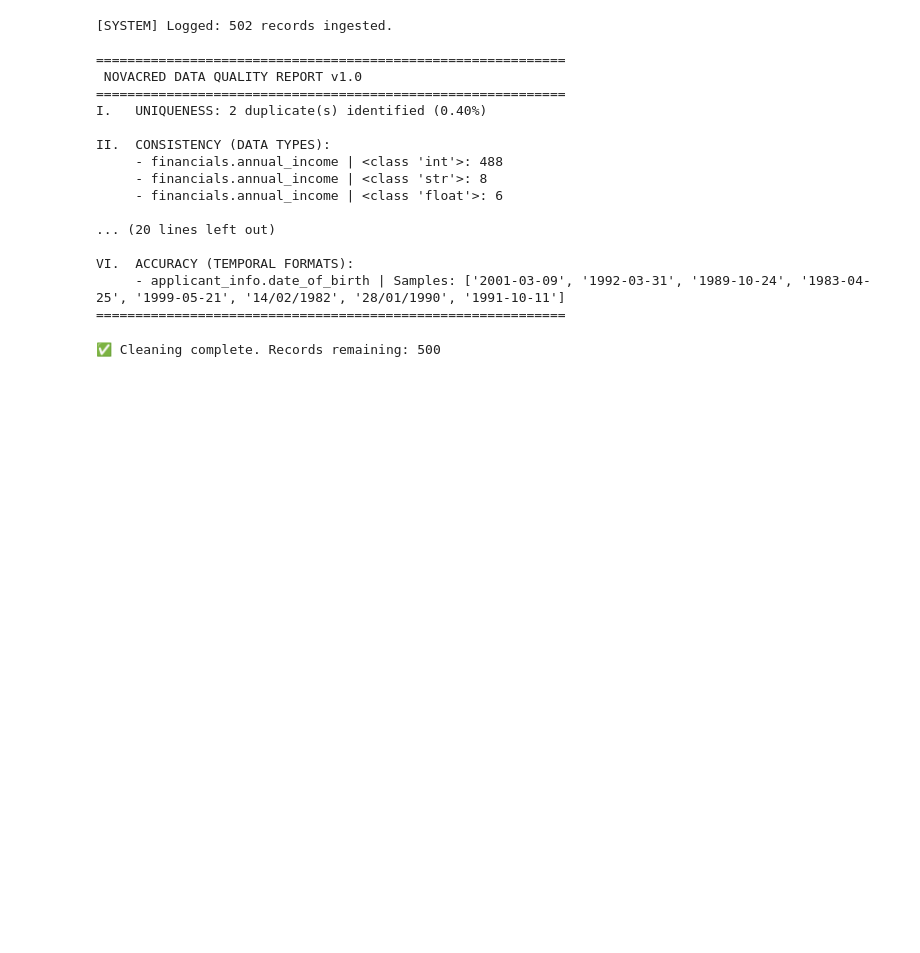
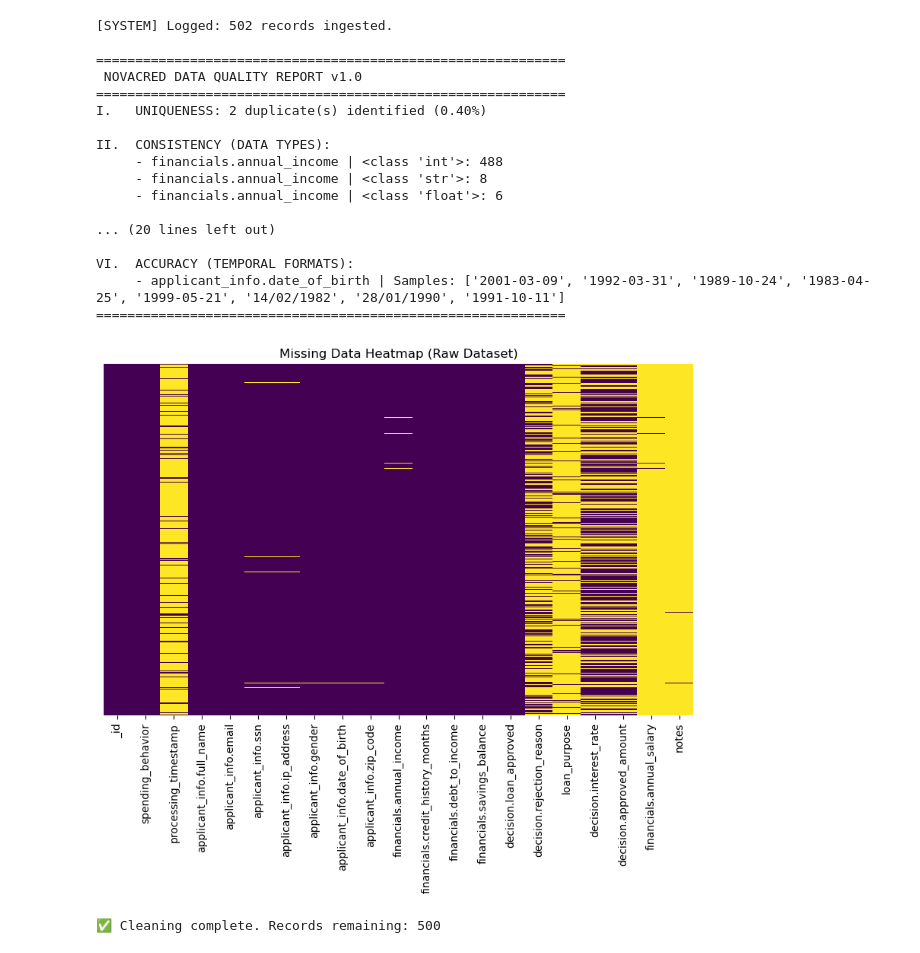
Before and after one commit to AMFreitas04/dego-project-team8, a Jupyter notebook: notebooks/01 - data - quality.ipynb, the cells around one changed output. Saved outputs shown, nothing was run; the diff lists cells and outputs as text; code cells hidden in the pictures; blank space fills up the shorter version.

Commit message:
Added Visualisation of Missing Data and Markdown with data quality report summary

```diff
--- a/notebooks/01 - data - quality.ipynb
+++ b/notebooks/01 - data - quality.ipynb
@@ -76,6 +85,17 @@ II.  CONSISTENCY (DATA TYPES):
 VI.  ACCURACY (TEMPORAL FORMATS):
      - applicant_info.date_of_birth | Samples: ['2001-03-09', '1992-03-31', '1989-10-24', '1983-04-25', '1999-05-21', '14/02/1982', '28/01/1990', '1991-10-11']
 ============================================================
+# %%
+import seaborn as sns
+import matplotlib.pyplot as plt
+
+# A quick heatmap to show missing data (yellow = missing)
+plt.figure(figsize=(10,6))
+sns.heatmap(df.isnull(), yticklabels=False, cbar=False, cmap='viridis')
+plt.title('Missing Data Heatmap (Raw Dataset)')
+plt.show()
+# %% [output]
+[figure, added]
 # %%
 # Create a copy for cleaning
 df_clean = df.copy()
```
Also changed, not shown: parts of 1 cell of this notebook.
